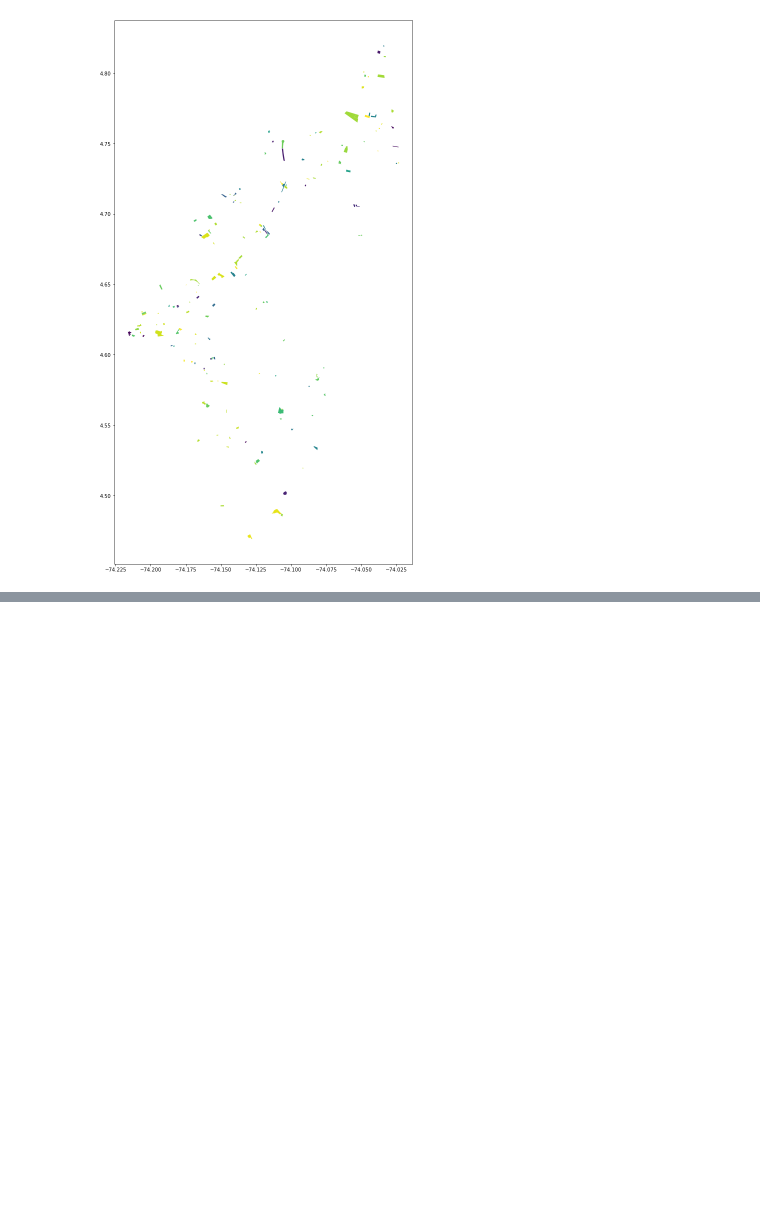
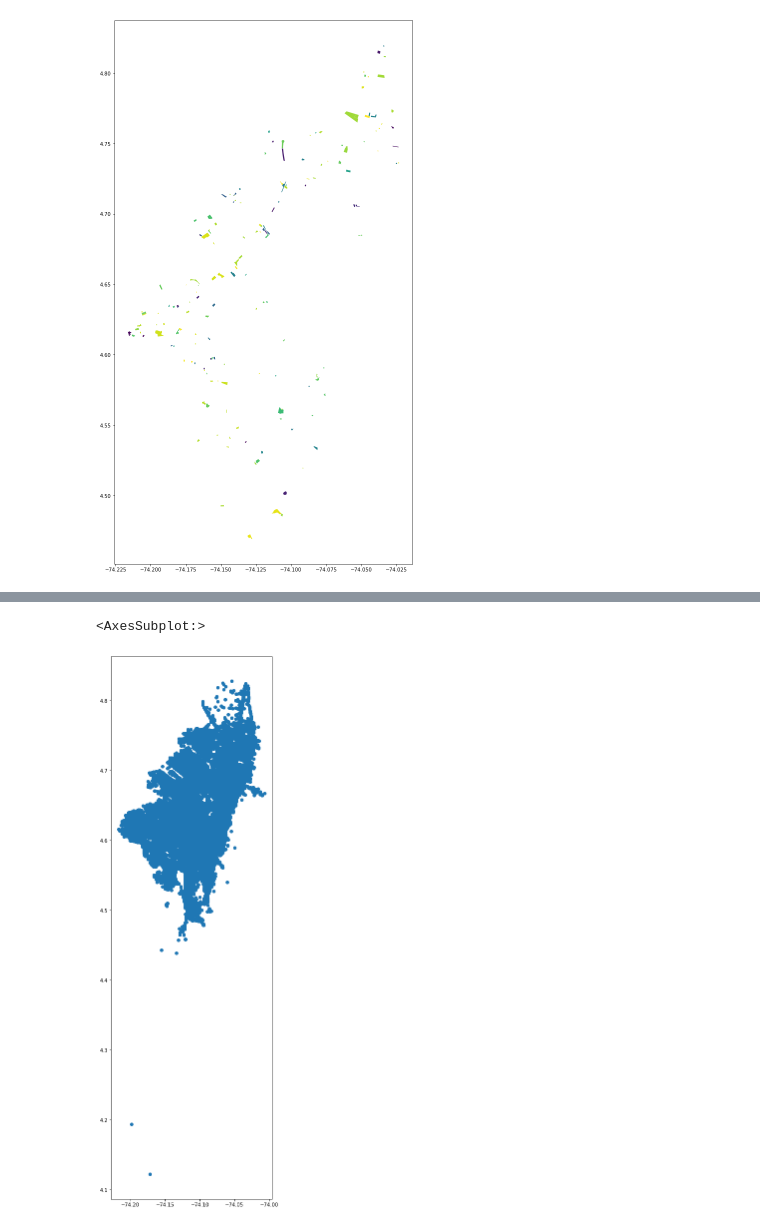
Before and after one commit to DanielMoreno364/inf.socioeconomica, a Jupyter notebook: inf.socioeconomica.ipynb, the cells around one changed output, grey strips where cells are left out. Drawn from its saved outputs; the diff is of its cells as text; code cells hidden in the pictures; blank space fills up the shorter version.

```diff
--- a/inf.socioeconomica.ipynb
+++ b/inf.socioeconomica.ipynb
@@ -202,0 +211,3 @@ data14.plot('AITIdentif',figsize=(30,20))
+# %%
+data151=data15[data15.GRAVEDAD=='SOLO DANOS']
+data151.head()
@@ -202,0 +233,5 @@ data14.plot('AITIdentif',figsize=(30,20))
+# %%
+data151.plot(figsize=(20,20))
+# %% [output]
+<AxesSubplot:>
+[figure, added]
```
Also changed, not shown: parts of 23 cells of this notebook.
